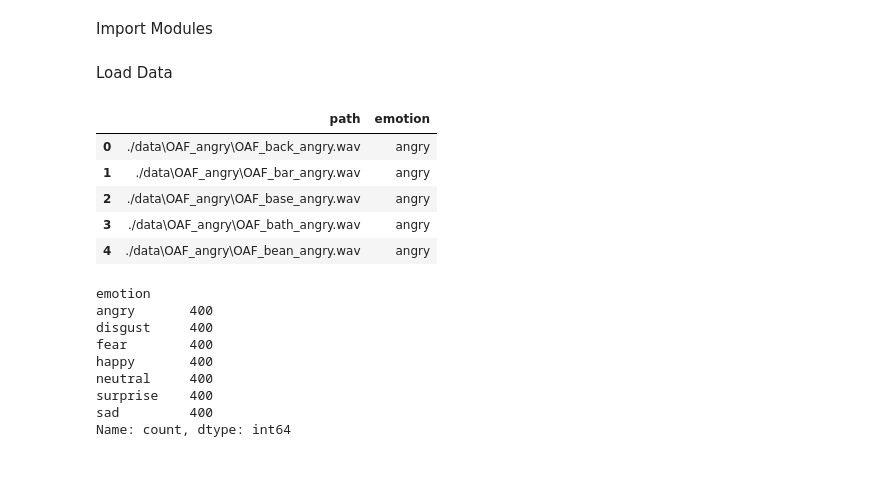
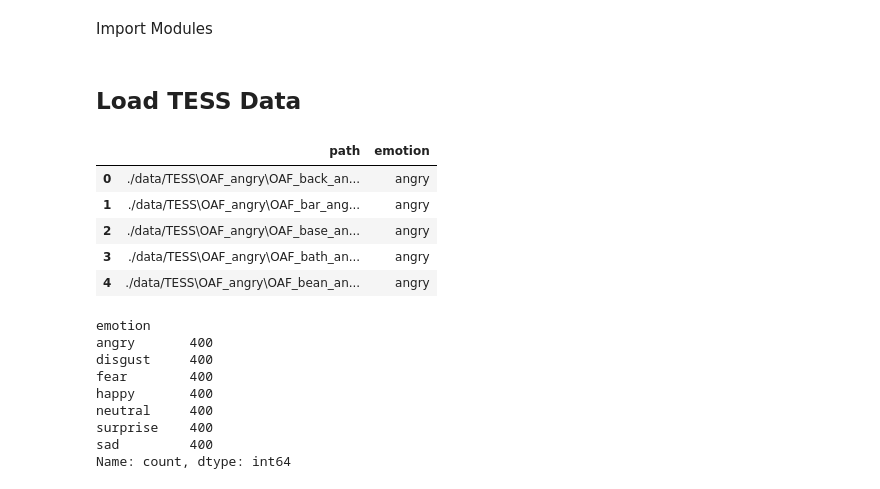
Before and after one commit to aysenur00/VoiceSentimentAnalysis, a Jupyter notebook: VoiceSentimentAnalysis.ipynb, the cells around one changed output. Drawn from its saved outputs; the diff is of its cells as text; code cells hidden in the pictures.

```diff
--- a/VoiceSentimentAnalysis.ipynb
+++ b/VoiceSentimentAnalysis.ipynb
@@ -12,31 +12,31 @@ from IPython.display import Audio
 import warnings
 warnings.filterwarnings('ignore')
 # %% [markdown]
-Load Data
+## Load TESS Data
 # %%
-paths = []
-labels = []
+tess_paths = []
+tess_labels  = []
 
 
-for dirname, _, filenames in os.walk('./data'):
+for dirname, _, filenames in os.walk('./data/TESS'):
     for filename in filenames:
-        paths.append(os.path.join(dirname, filename))
+        tess_paths.append(os.path.join(dirname, filename))
         label = filename.split('_')[-1].split('.')[0]
         if label == 'ps':
-            labels.append('surprise')
+            tess_labels.append('surprise')
         else:
-            labels.append(label)
+            tess_labels.append(label)
 # %%
 # creating a dataframe
-df = pd.DataFrame()
-df['path'] = paths
-df['emotion'] = labels
-df.head()
+tess_df = pd.DataFrame()
+tess_df['path'] = tess_paths
+tess_df['emotion'] = tess_labels
+tess_df.head()
 # %% [output]
 |  | path | emotion |
-| 0 | ./data\OAF_angry\OAF_back_angry.wav | angry |
-| 1 | ./data\OAF_angry\OAF_bar_angry.wav | angry |
-| 2 | ./data\OAF_angry\OAF_base_angry.wav | angry |
-| 3 | ./data\OAF_angry\OAF_bath_angry.wav | angry |
-| 4 | ./data\OAF_angry\OAF_bean_angry.wav | angry |
+| 0 | ./data/TESS\OAF_angry\OAF_back_an... | angry |
+| 1 | ./data/TESS\OAF_angry\OAF_bar_ang... | angry |
+| 2 | ./data/TESS\OAF_angry\OAF_base_an... | angry |
+| 3 | ./data/TESS\OAF_angry\OAF_bath_an... | angry |
+| 4 | ./data/TESS\OAF_angry\OAF_bean_an... | angry |
 # %%
```
Also changed, not shown: parts of 20 cells of this notebook.
